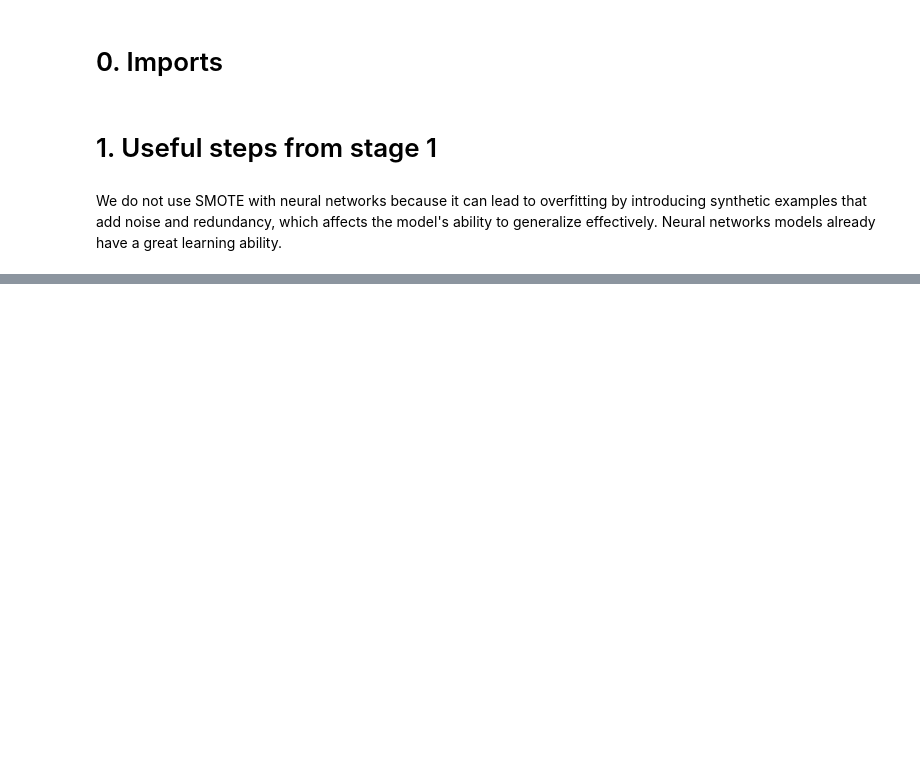
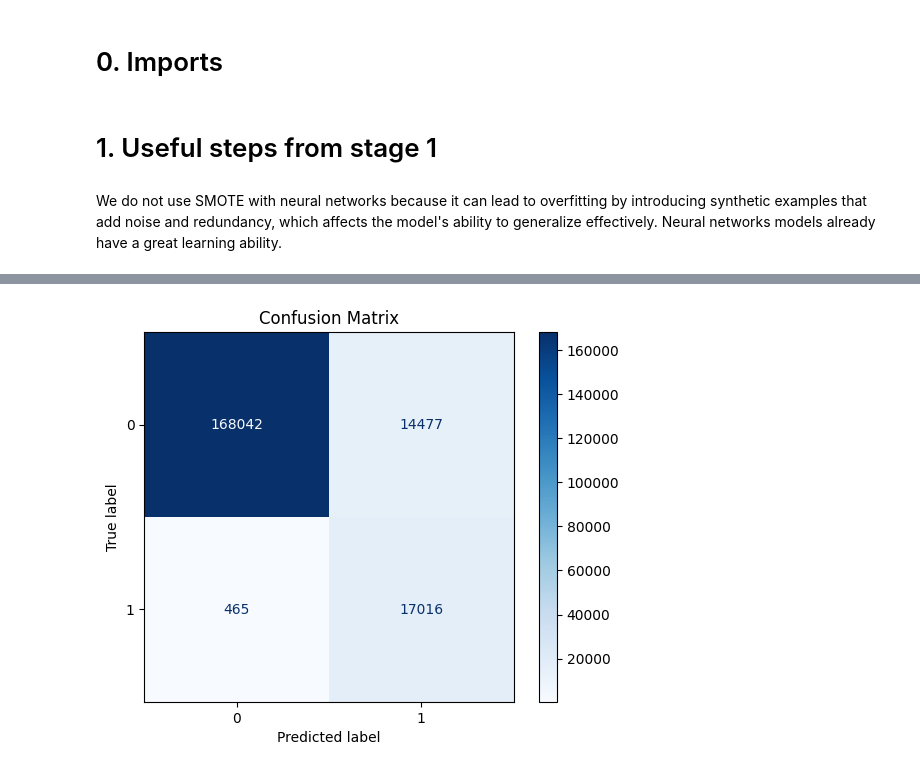
Before and after one commit to Tom-dlhy/Fraud-Detection-in-Digital-Transactions, a Jupyter notebook: Stage 3.ipynb, the cells around one changed output, grey strips where cells are left out. Saved outputs shown, nothing was run; the diff lists cells and outputs as text; code cells hidden in the pictures; blank space fills up the shorter version.

```diff
--- a/Stage 3.ipynb
+++ b/Stage 3.ipynb
@@ -688,0 +398,15 @@ Model: "sequential_203"
+# %%
+# Import Logistic Regression
+from sklearn.linear_model import LogisticRegression
+
+# Define the logistic regression model with best parameters
+logistic_model = LogisticRegression(C=0.001, penalty='l2', solver='liblinear')
+
+logistic_model.fit(X_train_scaled, y_train_resampled)
+
+y_pred_Logistic = logistic_model.predict(X_test_scaled)
+
+accuracy = accuracy_score(y_test, y_pred_Logistic)
+print(f"Accuracy: {accuracy:.2f}")
+print("Classification Report:")
+print(classification_report(y_test, y_pred_Logistic))
@@ -688,0 +424,9 @@ Model: "sequential_203"
+# %%
+conf_matrix = confusion_matrix(y_test, y_pred_Logistic)
+
+disp = ConfusionMatrixDisplay(confusion_matrix=conf_matrix, display_labels=logistic_model.classes_)
+disp.plot(cmap='Blues')
+plt.title("Confusion Matrix")
+plt.show()
+# %% [output]
+[figure, added]
```
Also changed, not shown: parts of 63 cells of this notebook, 1 other file.
